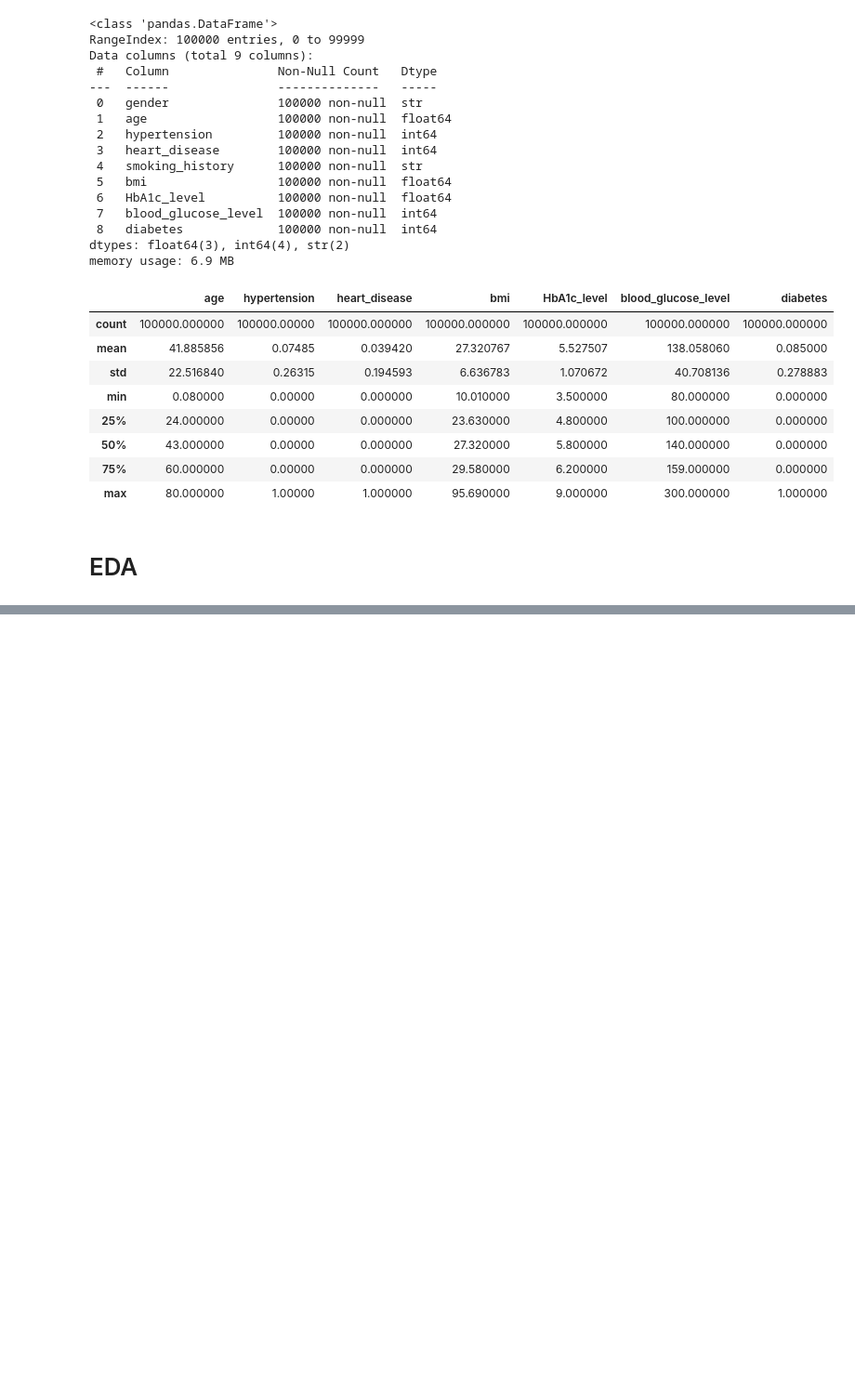
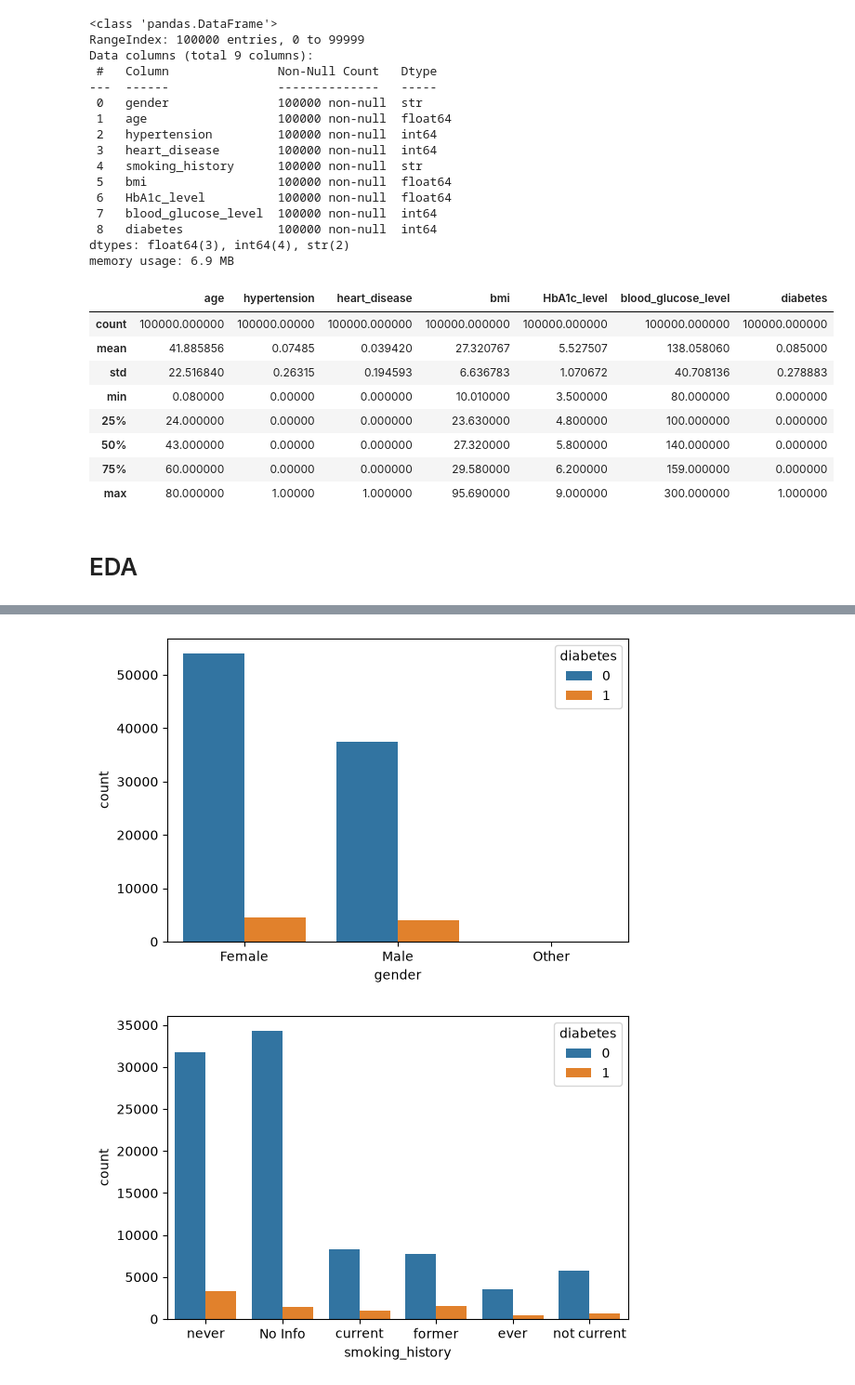
Before and after one commit to miraj-since2005/Diabetes-Prediction, a Jupyter notebook: Codebook.ipynb, the cells around one changed output, grey strips where cells are left out. Shown at 93% size. Saved outputs shown, nothing was run; the diff lists cells and outputs as text; code cells hidden in the pictures; blank space fills up the shorter version.

```diff
--- a/Codebook.ipynb
+++ b/Codebook.ipynb
@@ -85,0 +86,10 @@ plt.show()
+# %%
+cat_cols = ['gender', 'smoking_history']
+
+for cols in cat_cols:
+    plt.figure(figsize=(6, 4))
+    sns.countplot(data=df, x=cols, hue='diabetes')
+    plt.tight_layout()
+# %% [output]
+[figure, added]
+[figure, added]
```
Also changed, not shown: parts of 3 cells of this notebook.
